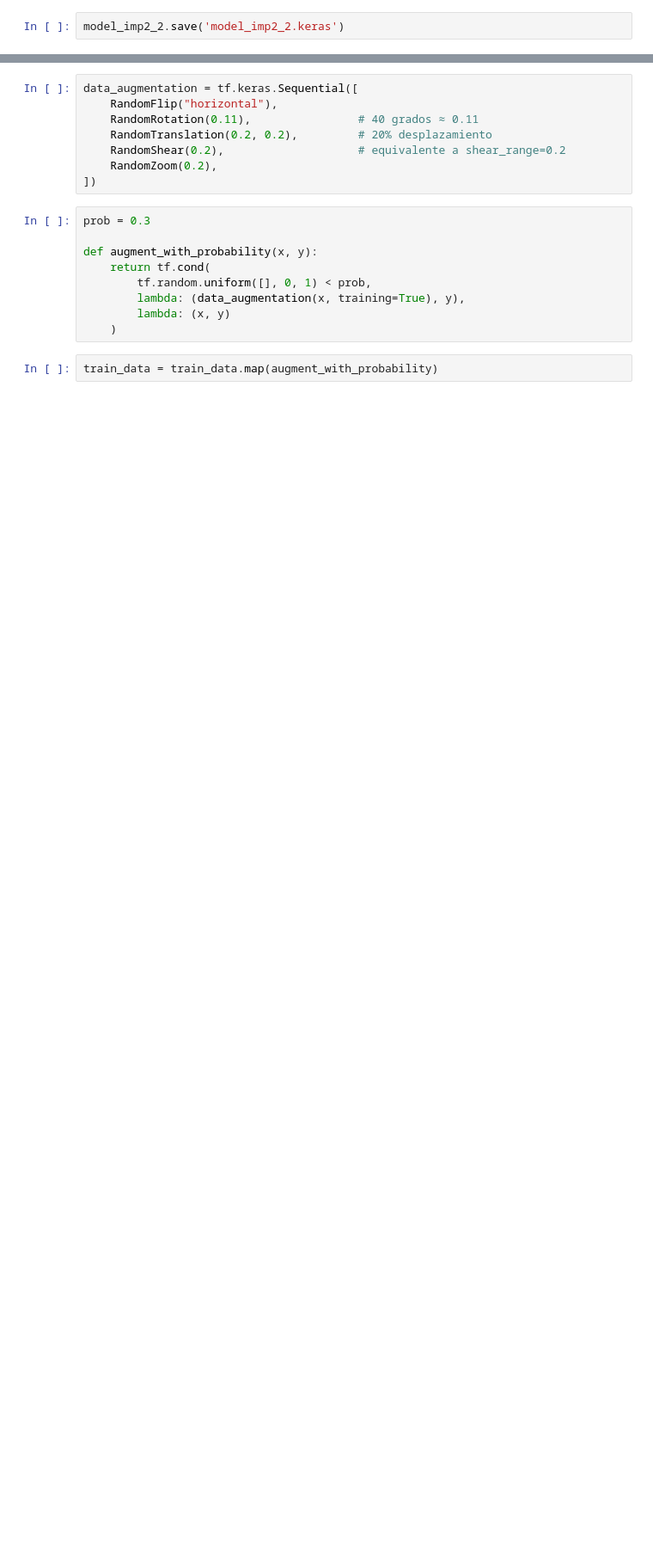
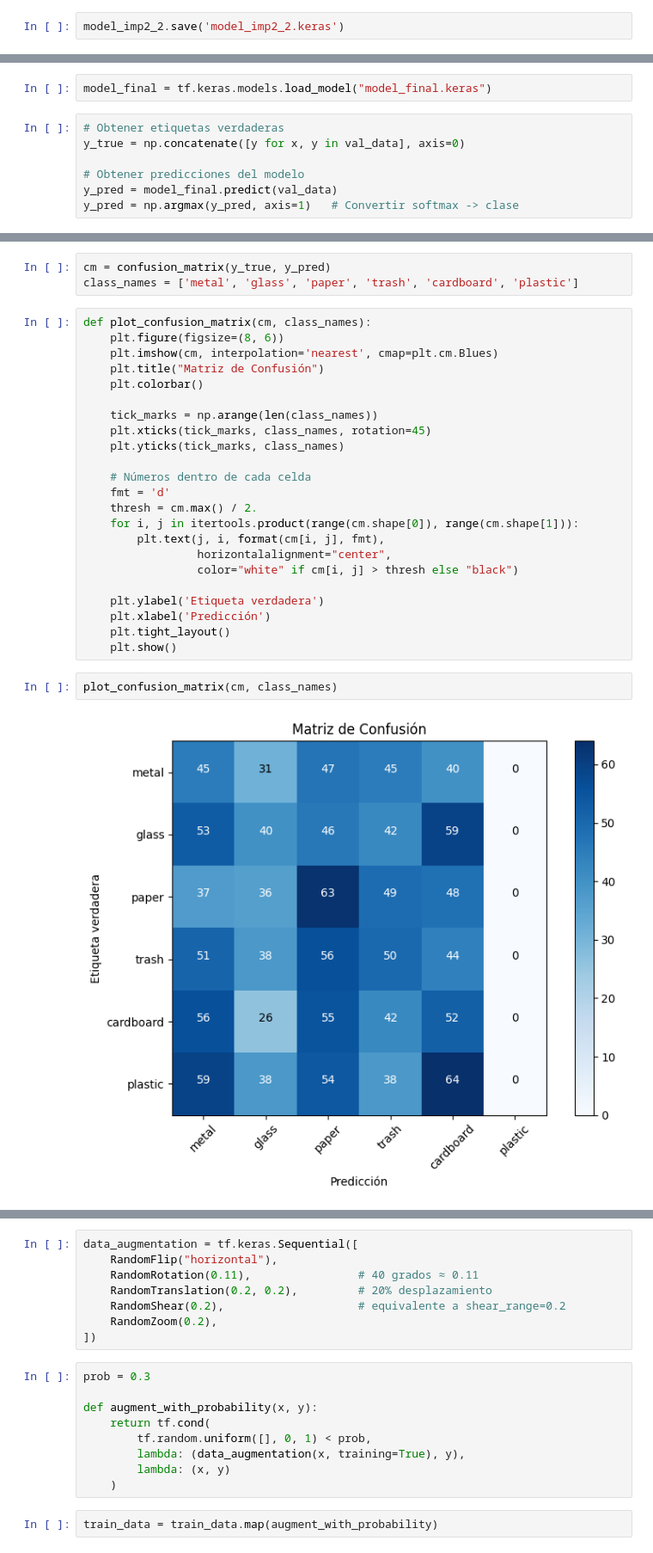
Before and after one commit to AndreaMedinaRico/garbage-classification, a Jupyter notebook: data_preparation_trash.ipynb, the cells around one changed output, grey strips where cells are left out. Shown at 86% size. Saved outputs shown, nothing was run; the diff lists cells and outputs as text; blank space fills up the shorter version.

```diff
--- a/data_preparation_trash.ipynb
+++ b/data_preparation_trash.ipynb
@@ -600,0 +606,9 @@ model_imp2_2.save('model_imp2_2.keras')
+# %%
+model_final = tf.keras.models.load_model("model_final.keras")
+# %%
+# Obtener etiquetas verdaderas
+y_true = np.concatenate([y for x, y in val_data], axis=0)
+
+# Obtener predicciones del modelo
+y_pred = model_final.predict(val_data)
+y_pred = np.argmax(y_pred, axis=1)   # Convertir softmax -> clase
@@ -600,0 +617,30 @@ model_imp2_2.save('model_imp2_2.keras')
+# %%
+cm = confusion_matrix(y_true, y_pred)
+class_names = ['metal', 'glass', 'paper', 'trash', 'cardboard', 'plastic']
+# %%
+def plot_confusion_matrix(cm, class_names):
+    plt.figure(figsize=(8, 6))
+    plt.imshow(cm, interpolation='nearest', cmap=plt.cm.Blues)
+    plt.title("Matriz de Confusión")
+    plt.colorbar()
+
+    tick_marks = np.arange(len(class_names))
+    plt.xticks(tick_marks, class_names, rotation=45)
+    plt.yticks(tick_marks, class_names)
+
+    # Números dentro de cada celda
+    fmt = 'd'
+    thresh = cm.max() / 2.
+    for i, j in itertools.product(range(cm.shape[0]), range(cm.shape[1])):
+        plt.text(j, i, format(cm[i, j], fmt),
+                 horizontalalignment="center",
+                 color="white" if cm[i, j] > thresh else "black")
+
+    plt.ylabel('Etiqueta verdadera')
+    plt.xlabel('Predicción')
+    plt.tight_layout()
+    plt.show()
+# %%
+plot_confusion_matrix(cm, class_names)
+# %% [output]
+[figure, added]
```
Also changed, not shown: parts of 14 cells of this notebook.
